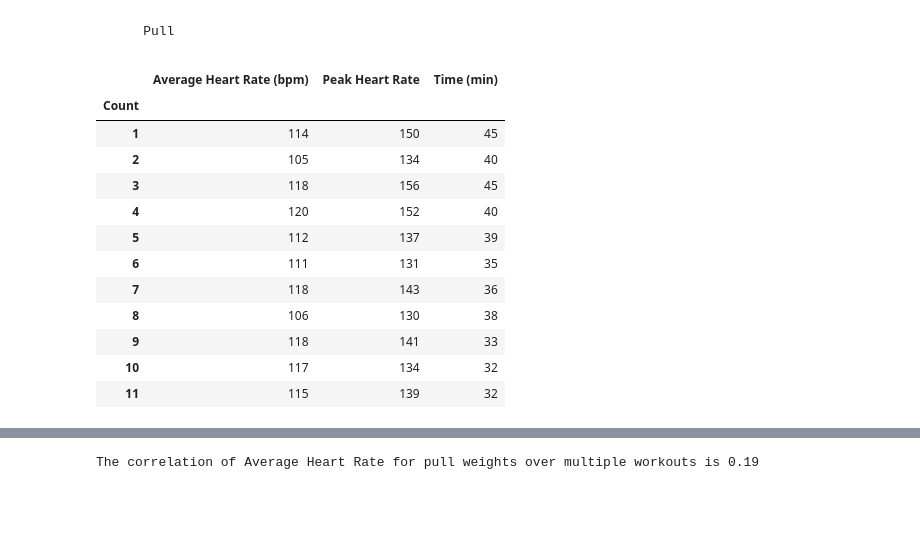
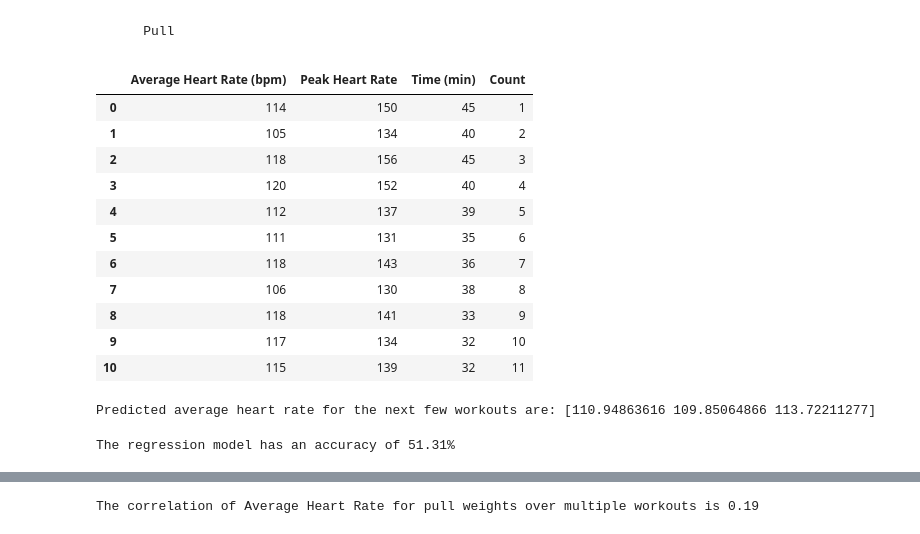
Before and after one commit to Leroez/Heart-Rate-Test, a Jupyter notebook: Project.ipynb, the cells around one changed output, grey strips where cells are left out. Saved outputs shown, nothing was run; the diff lists cells and outputs as text; code cells hidden in the pictures; blank space fills up the shorter version.

```diff
--- a/Project.ipynb
+++ b/Project.ipynb
@@ -124,24 +134,23 @@ The correlation of Average Heart Rate for pull weights over multiple workouts is
 # %%
 #Creats a filter to only show workouts labeld as "Weights: Pull"
 WPL = HR_Test.loc[HR_Test['Type']=='Weights: Pull']
 #resets the index
 WPL = WPL.reset_index(drop=True)
 #Drop unessecary columns
 WPL = WPL.drop(['Workout', 'Date', 'Type'], axis=1)
 #Set the index to the count
-WPL = WPL.set_index('Count')
+#WPL = WPL.set_index('Count')
 WPL
 # %% [output]
-|  | Average Heart Rate (bpm) | Peak Heart Rate | Time (min) |
-| Count |  |  |  |
-| 1 | 114 | 150 | 45 |
-| 2 | 105 | 134 | 40 |
-| 3 | 118 | 156 | 45 |
-| 4 | 120 | 152 | 40 |
-| 5 | 112 | 137 | 39 |
-| 6 | 111 | 131 | 35 |
-| 7 | 118 | 143 | 36 |
-| 8 | 106 | 130 | 38 |
-| 9 | 118 | 141 | 33 |
-| 10 | 117 | 134 | 32 |
-| 11 | 115 | 139 | 32 |
+|  | Average Heart Rate (bpm) | Peak Heart Rate | Time (min) | Count |
+| 0 | 114 | 150 | 45 | 1 |
+| 1 | 105 | 134 | 40 | 2 |
+| 2 | 118 | 156 | 45 | 3 |
+| 3 | 120 | 152 | 40 | 4 |
+| 4 | 112 | 137 | 39 | 5 |
+| 5 | 111 | 131 | 35 | 6 |
+| 6 | 118 | 143 | 36 | 7 |
+| 7 | 106 | 130 | 38 | 8 |
+| 8 | 118 | 141 | 33 | 9 |
+| 9 | 117 | 134 | 32 | 10 |
+| 10 | 115 | 139 | 32 | 11 |
@@ -147,0 +164,28 @@ WPL
+# %%
+#Creating a prediction model that shows the potential future heart rates
+train = WPL.drop(['Average Heart Rate (bpm)'], axis=1)
+#Sets what is being predicted
+test = WPL['Average Heart Rate (bpm)']
+#splits data
+X_train, X_test, y_train, y_test = train_test_split(train, test, test_size =.25, random_state = 2)
+
+regr = LinearRegression()
+
+regr.fit(X_train, y_train)
+#Makes the predition through a regression model
+pred = regr.predict(X_test)
+#Prints out the results
+print("Predicted average heart rate for the next few workouts are:",pred)
+# %% [output]
+Predicted average heart rate for the next few workouts are: [110.94863616 109.85064866 113.72211277]
+# %%
+#shows the accuracy of the predition model
+acc =regr.score(X_test, y_test)
+#this turns it from a decimal to a percentage
+acc = acc*100
+#this prevents it from going beyond two decimal places
+acc = "{:.2f}".format(acc)
+#Prints out the accuracy
+print('The regression model has an accuracy of ' + acc + "%")
+# %% [output]
+The regression model has an accuracy of 51.31%
```
Also changed, not shown: parts of 21 cells of this notebook.
